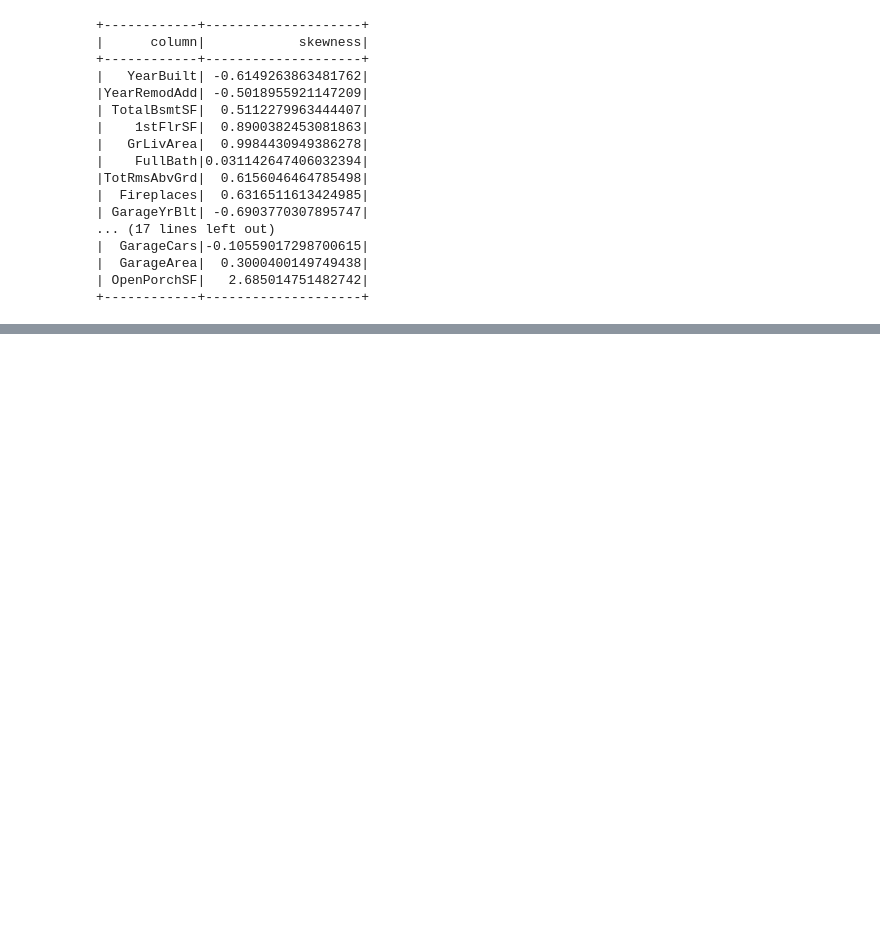
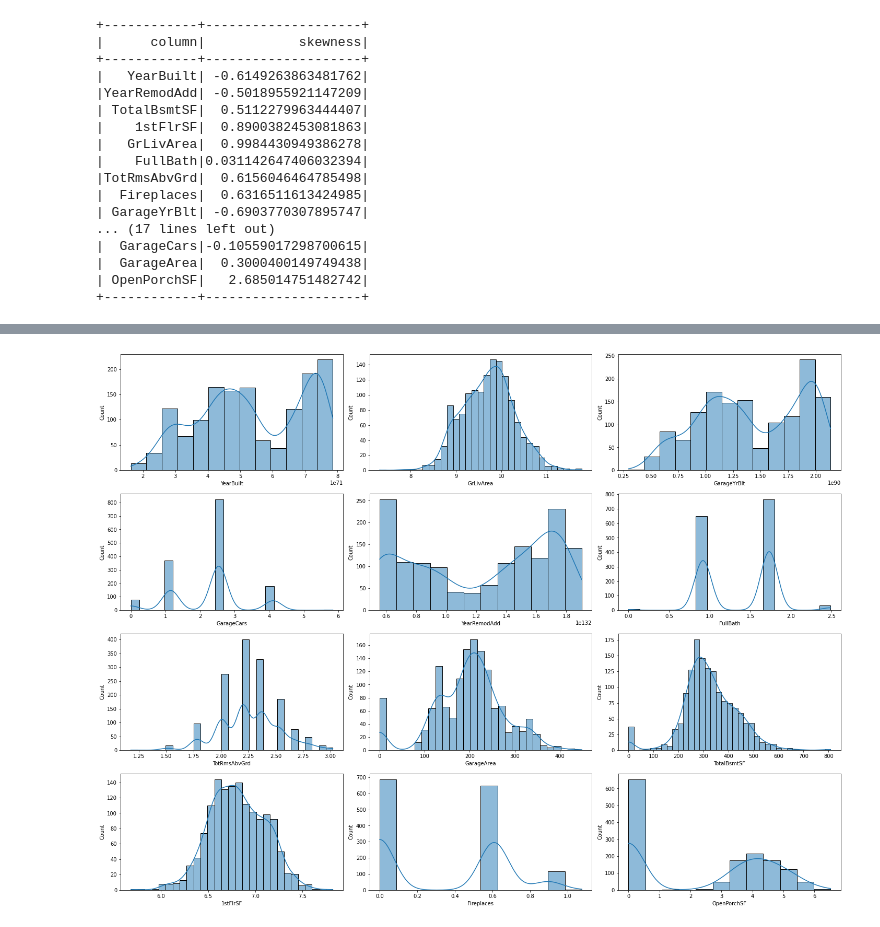
Before and after one commit to salvatorezam/House-Prices---Advanced-Regression-Techniques, a Jupyter notebook: raw_house.ipynb, the cells around one changed output, grey strips where cells are left out. Drawn from its saved outputs; the diff is of its cells as text; code cells hidden in the pictures; blank space fills up the shorter version.

```diff
--- a/raw_house.ipynb
+++ b/raw_house.ipynb
@@ -960,3 +813,14 @@ root
+# %%
+# plotto le distribuzioni trasformate
+fig, axes = plt.subplots(4, 3, figsize = (20, 15))
+
+for idx, high_corr_var in enumerate(high_corr_num_vars):
+    vals = [row[high_corr_var]
+        for row in datasets['trainDF'].select(high_corr_var).collect()]
+    sns.histplot(data=vals, ax=axes[idx%4, idx%3], line_kws={'color': 'purple'}, kde=True)
+    axes[idx%4, idx%3].set(xlabel=high_corr_var)
+# %% [output]
+[figure, added]
 # %%
 # unskewing
 # one-hot encoding per variabili categoriche
```
Also changed, not shown: parts of 17 cells of this notebook.
